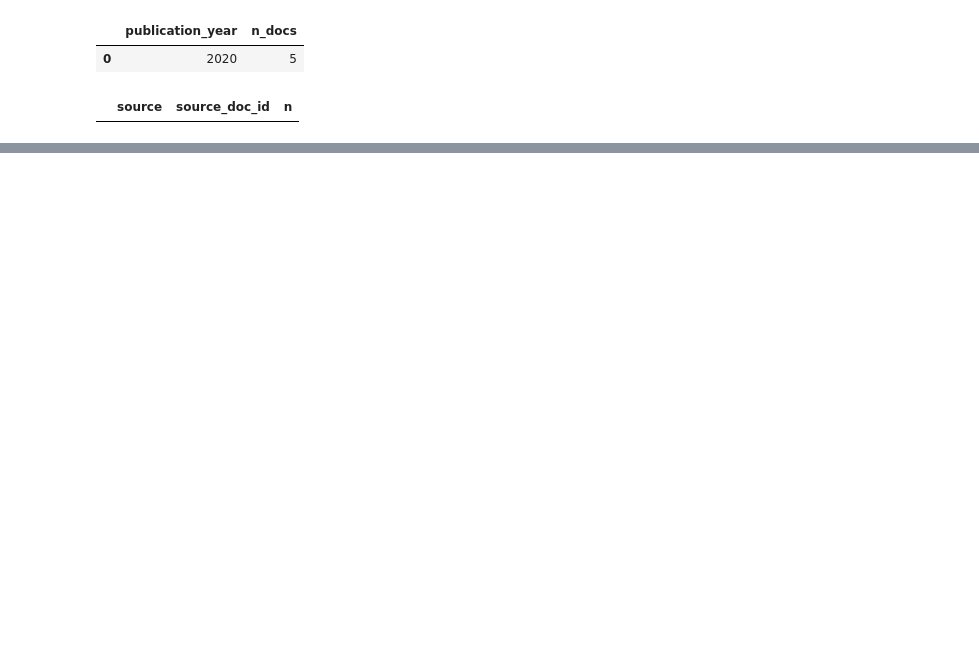
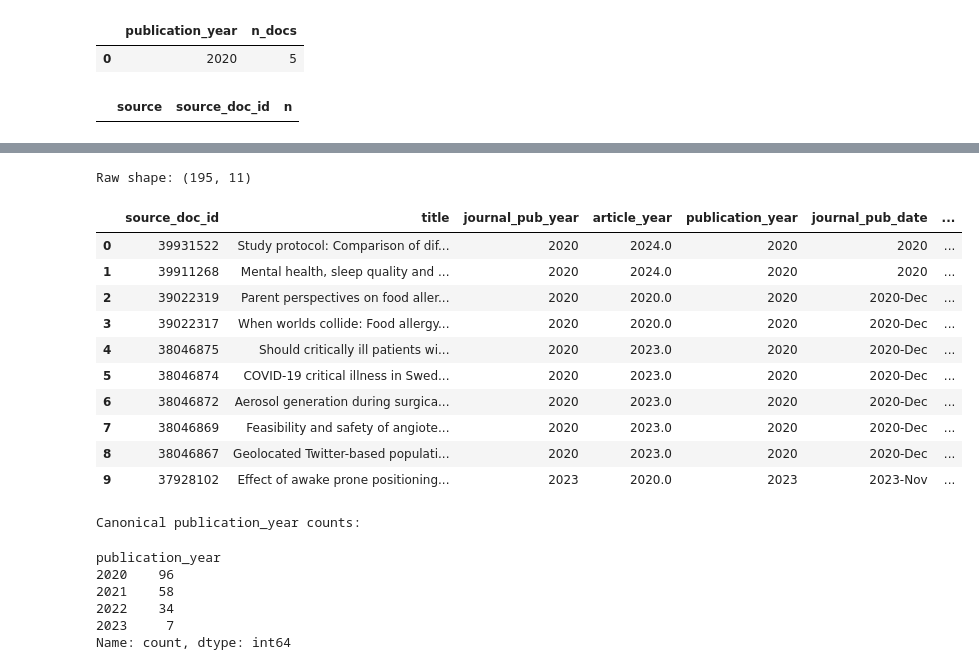
Before and after one commit to JonathanMa03/diffusion-topic-evaluation, a Jupyter notebook: notebooks/01_data_ingestion.ipynb, the cells around one changed output, grey strips where cells are left out. Saved outputs shown, nothing was run; the diff lists cells and outputs as text; code cells hidden in the pictures; blank space fills up the shorter version.

```diff
--- a/notebooks/01_data_ingestion.ipynb
+++ b/notebooks/01_data_ingestion.ipynb
@@ -412,0 +537,20 @@ conn.close()
+# %%
+# 22
+import time
+all_records = []
+
+n_batches = math.ceil(len(id_list) / FETCH_BATCH_SIZE)
+print("Number of fetch batches:", n_batches)
+
+for i in range(0, len(id_list), FETCH_BATCH_SIZE):
+    batch_num = i // FETCH_BATCH_SIZE + 1
+    pmid_batch = id_list[i:i + FETCH_BATCH_SIZE]
+
+    print(f"Fetching batch {batch_num}/{n_batches} with {len(pmid_batch)} PMIDs...")
+    xml_text = fetch_pubmed_batch(pmid_batch)
+    batch_records = parse_pubmed_xml_to_records(xml_text)
+    all_records.extend(batch_records)
+
+    time.sleep(SLEEP_SECONDS)
+
+print("Total parsed records:", len(all_records))
@@ -412,0 +741,36 @@ conn.close()
+# %%
+df_raw = pd.DataFrame(all_records)
+
+print("Raw shape:", df_raw.shape)
+display(df_raw[[
+    "source_doc_id",
+    "title",
+    "journal_pub_year",
+    "article_year",
+    "publication_year",
+    "journal_pub_date",
+    "article_date"
+]].head(10))
+
+print("\nCanonical publication_year counts:")
+display(df_raw["publication_year"].value_counts(dropna=False).sort_index())
+# %% [output]
+Raw shape: (195, 11)
+|  | source_doc_id | title | journal_pub_year | article_year | publication_year | journal_pub_date | ... |
+| 0 | 39931522 | Study protocol: Comparison of dif... | 2020 | 2024.0 | 2020 | 2020 | ... |
+| 1 | 39911268 | Mental health, sleep quality and ... | 2020 | 2024.0 | 2020 | 2020 | ... |
+| 2 | 39022319 | Parent perspectives on food aller... | 2020 | 2020.0 | 2020 | 2020-Dec | ... |
+| 3 | 39022317 | When worlds collide: Food allergy... | 2020 | 2020.0 | 2020 | 2020-Dec | ... |
+| 4 | 38046875 | Should critically ill patients wi... | 2020 | 2023.0 | 2020 | 2020-Dec | ... |
+| 5 | 38046874 | COVID-19 critical illness in Swed... | 2020 | 2023.0 | 2020 | 2020-Dec | ... |
+| 6 | 38046872 | Aerosol generation during surgica... | 2020 | 2023.0 | 2020 | 2020-Dec | ... |
+| 7 | 38046869 | Feasibility and safety of angiote... | 2020 | 2023.0 | 2020 | 2020-Dec | ... |
+| 8 | 38046867 | Geolocated Twitter-based populati... | 2020 | 2023.0 | 2020 | 2020-Dec | ... |
+| 9 | 37928102 | Effect of awake prone positioning... | 2023 | 2020.0 | 2023 | 2023-Nov | ... |
+Canonical publication_year counts:
+publication_year
+2020    96
+2021    58
+2022    34
+2023     7
+Name: count, dtype: int64
```
Also changed, not shown: parts of 14 cells of this notebook, 1 other file.
